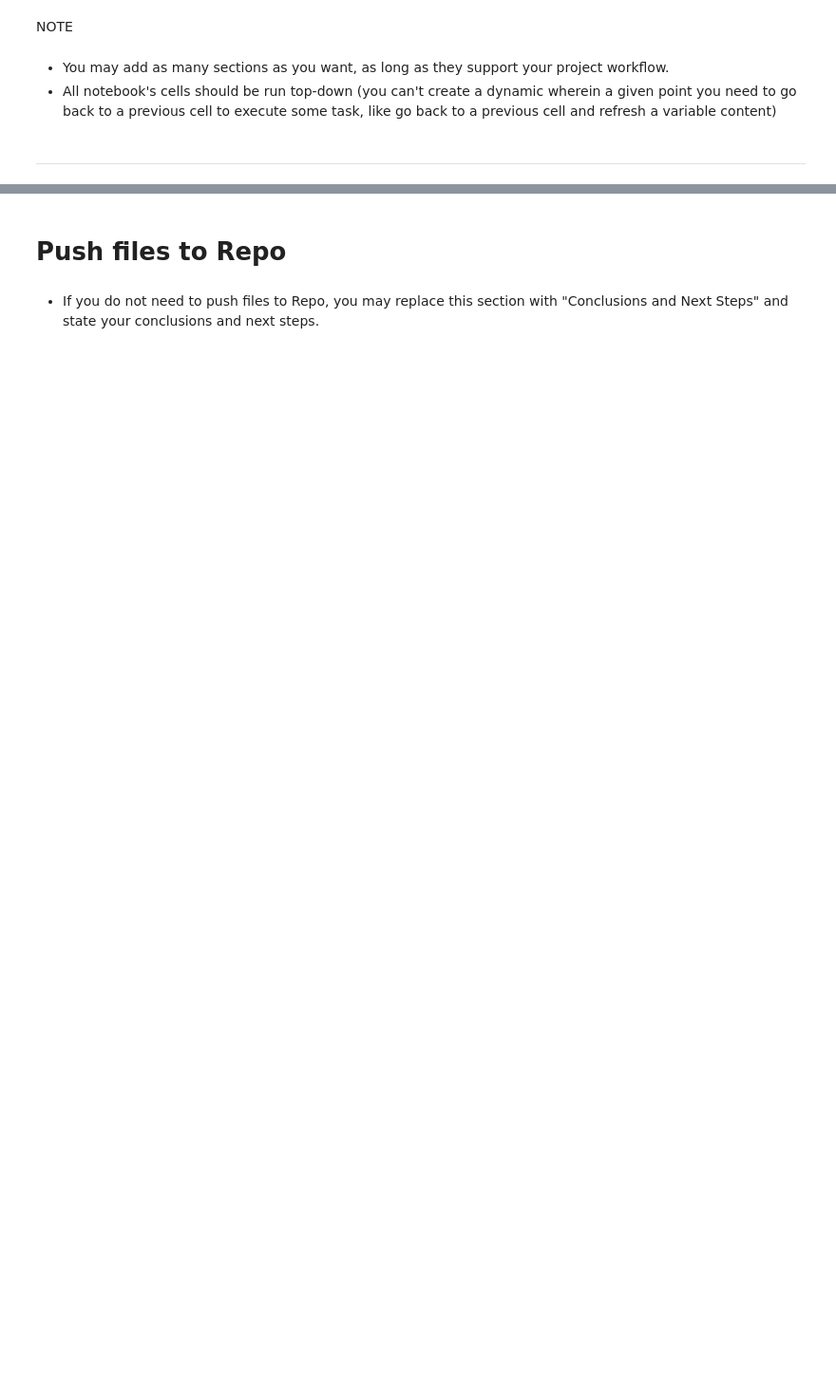
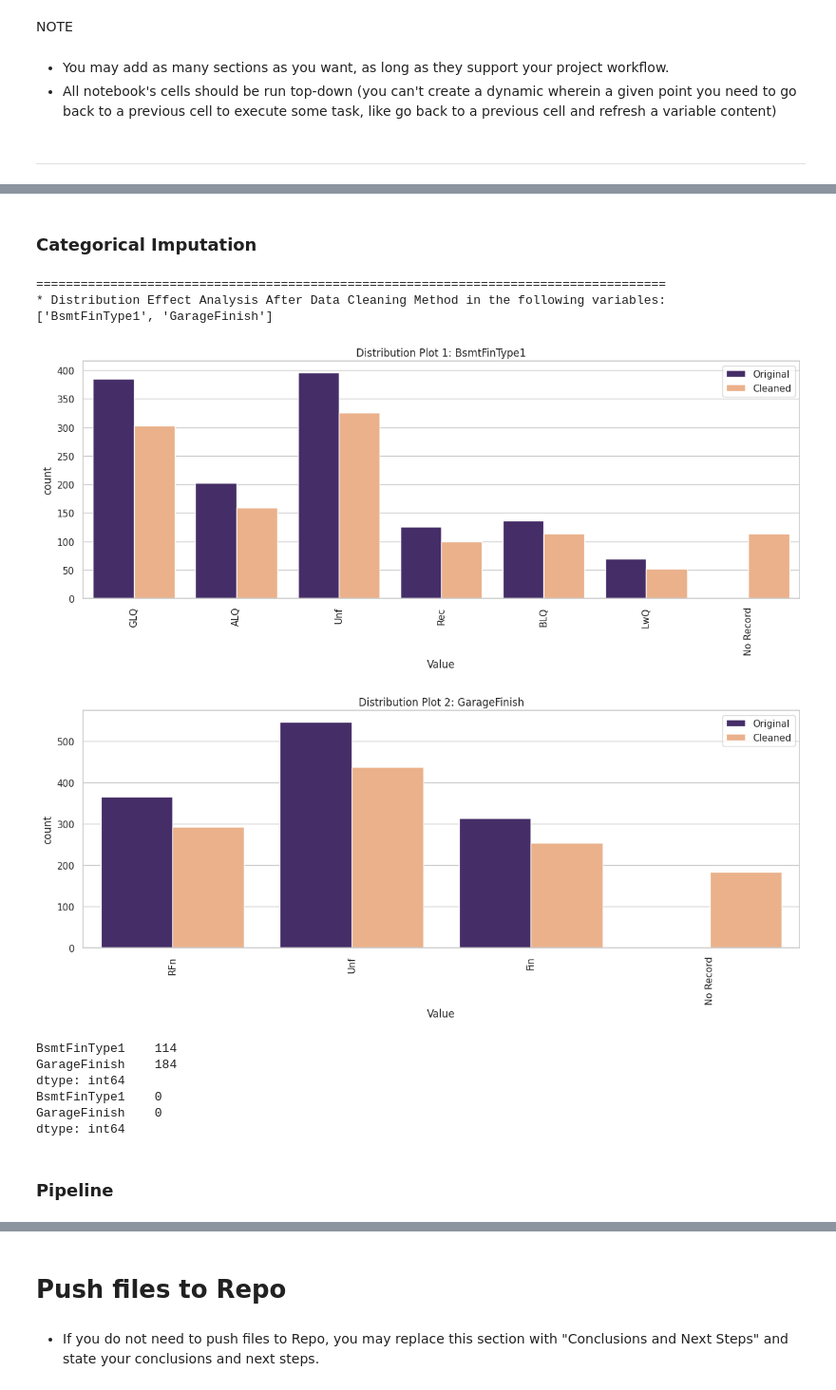
Before and after one commit to aksurcos/P5-Heritage-Housing, a Jupyter notebook: jupyter_notebooks/03_data_cleaning.ipynb, the cells around one changed output, grey strips where cells are left out. Shown at 95% size. Cells and saved outputs as stored; diff of their text form; code cells hidden in the pictures; blank space fills up the shorter version.

```diff
--- a/jupyter_notebooks/03_data_cleaning.ipynb
+++ b/jupyter_notebooks/03_data_cleaning.ipynb
@@ -212,0 +280,34 @@ NOTE
+# %% [markdown]
+### Categorical Imputation
+# %%
+from feature_engine.imputation import CategoricalImputer
+
+missing_cat = ['BsmtFinType1', 'GarageFinish']
+variables_method = missing_cat
+
+imputer = CategoricalImputer(imputation_method='missing',
+                           fill_value='No Record',
+                           variables=variables_method)
+df_method = imputer.fit_transform(TrainSet)
+
+DataCleaningEffect(df_original=house_prices_df,
+                  df_cleaned=df_method,
+                  variables_applied_with_method=variables_method)
+# %% [output]
+=====================================================================================
+* Distribution Effect Analysis After Data Cleaning Method in the following variables:
+['BsmtFinType1', 'GarageFinish']
+[figure, added]
+[figure, added]
+# %%
+print(TrainSet[variables_method].isnull().sum())
+print(df_method[variables_method].isnull().sum())
+# %% [output]
+BsmtFinType1    114
+GarageFinish    184
+dtype: int64
+BsmtFinType1    0
+GarageFinish    0
+dtype: int64
+# %% [markdown]
+### Pipeline
```
Also changed, not shown: parts of 25 cells of this notebook, 3 other files.
